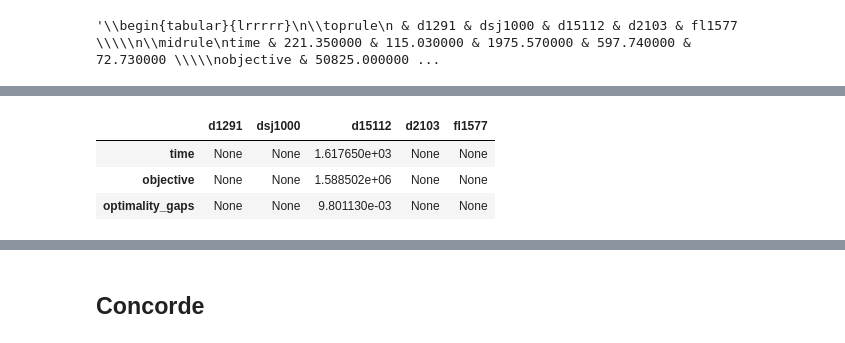
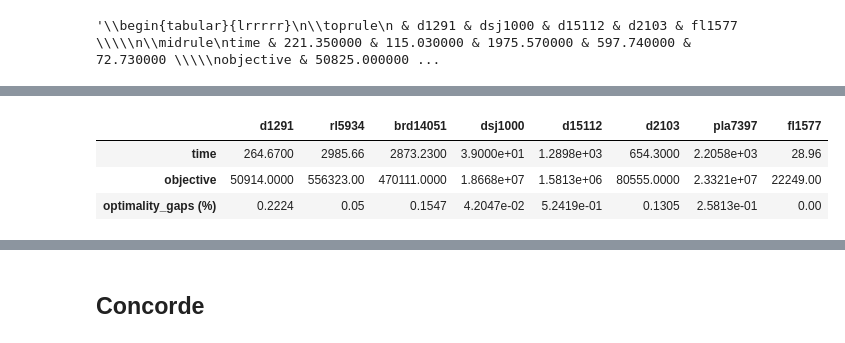
Before and after one commit to TheBobbyliu/ViTSP, a Jupyter notebook: evaluate_results.ipynb, the cells around one changed output, grey strips where cells are left out. Saved outputs shown, nothing was run; the diff lists cells and outputs as text; code cells hidden in the pictures.

```diff
--- a/evaluate_results.ipynb
+++ b/evaluate_results.ipynb
@@ -158,15 +162,17 @@ Fast thinking: GPT 5 mini
 vitsp_times = []
 vitsp_objs = []
 vitsp_opt_gaps = []
-exp_name = "{}_max_nodes_1000_time_budget_2000_initial_LKH_llm_gpt-5-mini-2025-08-07_gpt-5-2025-08-07_solver_concorde_subproblem_2_parallel_workers.csv"
+exp_name = "{}_max_nodes_*.csv"
 for task in tasks:
-    filename = 'experiments/LLM_TSP_exp/' + exp_name.format(task)
-    if not os.path.exists(filename):
-        print(filename, "does not exist")
+    filename = glob('experiments/LLM_TSP_exp-gpt5/' + exp_name.format(task))
+    if len(filename) != 1:
+        print(task, " file does not exist or there are multiple files: {}".format(len(filename)))
         vitsp_times.append(None)
         vitsp_objs.append(None)
         vitsp_opt_gaps.append(None)
         continue
+    else:
+        filename = filename[0]
     lines = [x.split(",") for x in open(filename).readlines()]
     objectives = [float(x[1]) for x in lines[1:]]
     times = [float(x[0]) for x in lines[1:]]
@@ -176,11 +182,8 @@ for task in tasks:
         if objectives[i] < objmin:
             argmin = i
             objmin = objectives[i]
-    print(task, times[argmin], objmin)
-    # if task == 'd15112':
-        # objmin = 1590493
     vitsp_times.append(times[argmin])
     vitsp_objs.append(objmin)
     opt = int(open('./instances/opt/{}.opt.tour.txt'.format(task)).readlines()[-1].strip())
-    vitsp_opt_gaps.append((objmin - opt) / opt)
+    vitsp_opt_gaps.append((objmin - opt) / opt * 100)
 # %% [output]
@@ -192,8 +212,36 @@ experiments/LLM_TSP_exp/fl1577_max_nodes_1000_time_budget_2000_initial_LKH_llm_g
+# %%
+vitsp_times = []
+vitsp_objs = []
+vitsp_opt_gaps = []
+exp_name = "{}_max_nodes_*.csv"
+for task in tasks:
+    filename = glob('experiments/LLM_TSP_exp-gpt5-minimal/' + exp_name.format(task))
+    if len(filename) != 1:
+        print(task, " file does not exist or there are multiple files: {}".format(len(filename)))
+        vitsp_times.append(None)
+        vitsp_objs.append(None)
+        vitsp_opt_gaps.append(None)
+        continue
+    else:
+        filename = filename[0]
+    lines = [x.split(",") for x in open(filename).readlines()]
+    objectives = [float(x[1]) for x in lines[1:]]
+    times = [float(x[0]) for x in lines[1:]]
+    argmin = 0
+    objmin = objectives[0]
+    for i in range(len(objectives)):
+        if objectives[i] < objmin:
+            argmin = i
+            objmin = objectives[i]
+    vitsp_times.append(times[argmin])
+    vitsp_objs.append(objmin)
+    opt = int(open('./instances/opt/{}.opt.tour.txt'.format(task)).readlines()[-1].strip())
+    vitsp_opt_gaps.append((objmin - opt) / opt * 100)
 # %%
-dataframe4 = pd.DataFrame([vitsp_times, vitsp_objs, vitsp_opt_gaps], columns=tasks, index=['time', 'objective', 'optimality_gaps'])
+dataframe4 = pd.DataFrame([vitsp_times, vitsp_objs, vitsp_opt_gaps], columns=tasks, index=['time', 'objective', 'optimality_gaps (%)'])
 dataframe4
 # %% [output]
-|  | d1291 | dsj1000 | d15112 | d2103 | fl1577 |
-| time | None | None | 1.617650e+03 | None | None |
-| objective | None | None | 1.588502e+06 | None | None |
-| optimality_gaps | None | None | 9.801130e-03 | None | None |
+|  | d1291 | rl5934 | brd14051 | dsj1000 | d15112 | d2103 | pla7397 | fl1577 |
+| time | 264.6700 | 2985.66 | 2873.2300 | 3.9000e+01 | 1.2898e+03 | 654.3000 | 2.2058e+03 | 28.96 |
+| objective | 50914.0000 | 556323.00 | 470111.0000 | 1.8668e+07 | 1.5813e+06 | 80555.0000 | 2.3321e+07 | 22249.00 |
+| optimality_gaps (%) | 0.2224 | 0.05 | 0.1547 | 4.2047e-02 | 5.2419e-01 | 0.1305 | 2.5813e-01 | 0.00 |
```
Also changed, not shown: parts of 14 cells of this notebook, 15 other files.
